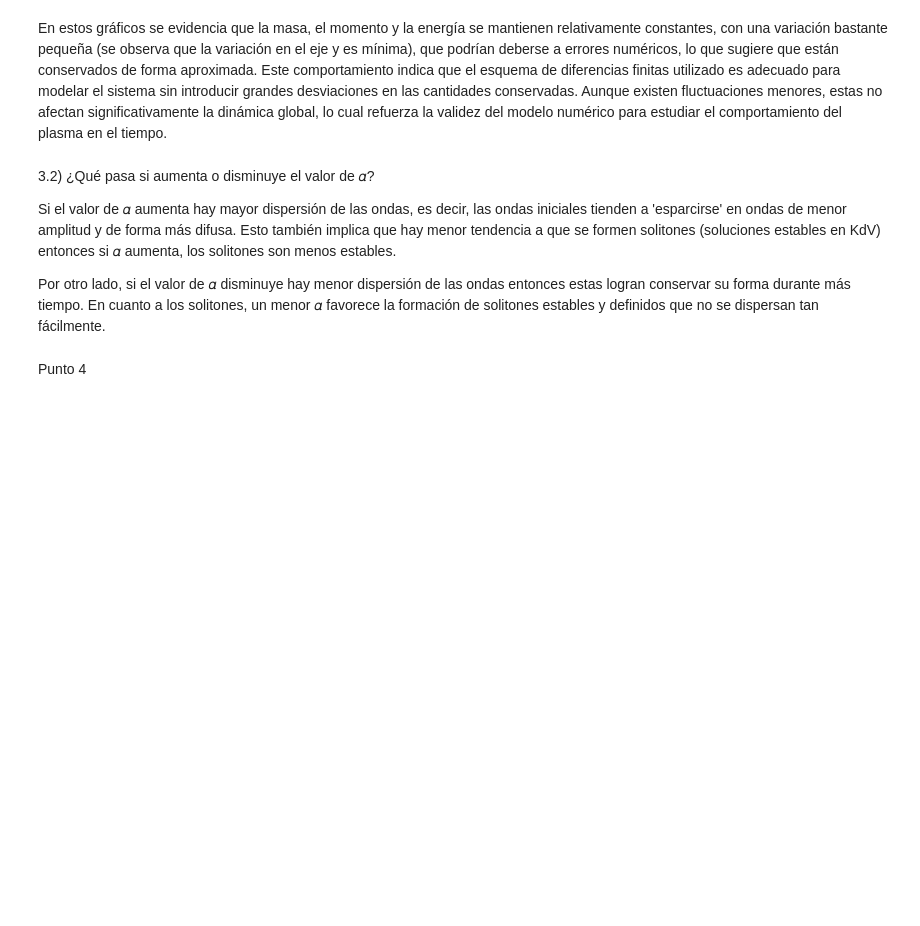
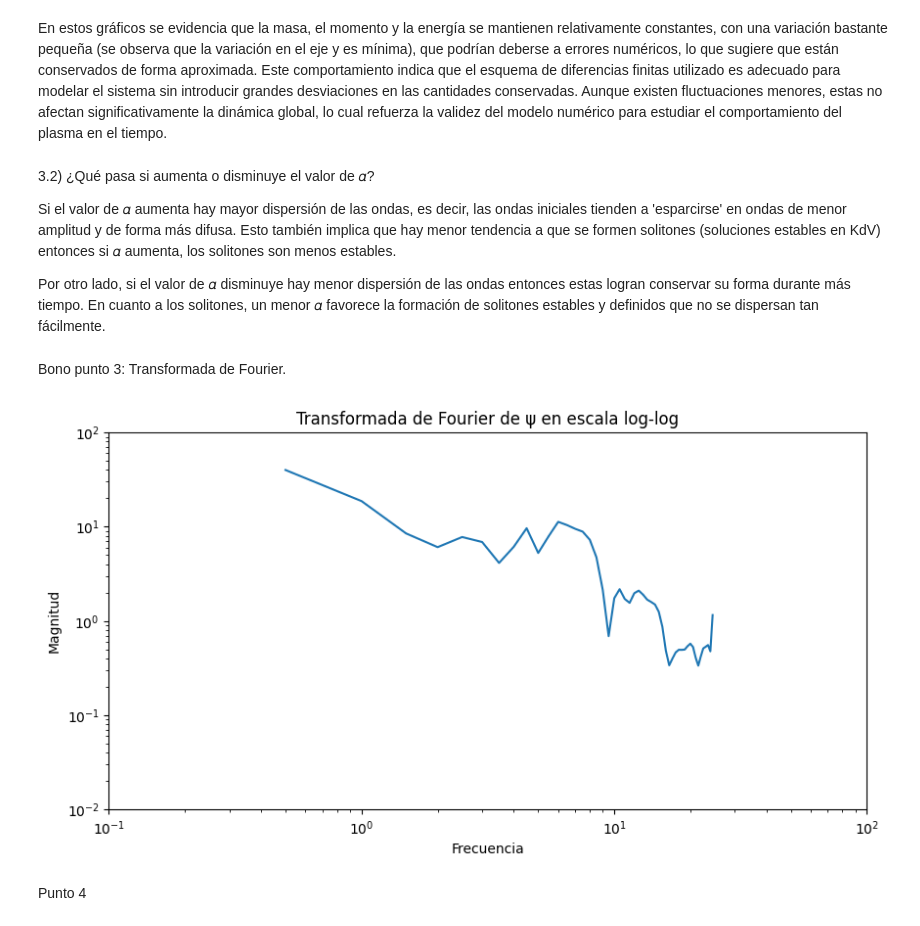
Before and after one commit to CatalinaFlorez/Metodos-Computacionales-2---Borrero-Florez, a Jupyter notebook: Taller_4/Taller 4.ipynb, the cells around one changed output. Drawn from its saved outputs; the diff is of its cells as text; code cells hidden in the pictures; blank space fills up the shorter version.

```diff
--- a/Taller_4/Taller 4.ipynb
+++ b/Taller_4/Taller 4.ipynb
@@ -305,6 +322,44 @@ En estos gráficos se evidencia que la masa, el momento y la energía se mantien
 Si el valor de 𝛼 aumenta hay mayor dispersión de las ondas, es decir, las ondas iniciales tienden a 'esparcirse' en ondas de menor amplitud y de forma más difusa. Esto también implica que hay menor tendencia a que se formen solitones (soluciones estables en KdV) entonces si 𝛼 aumenta, los solitones son menos estables.
 
 Por otro lado, si el valor de 𝛼 disminuye hay menor dispersión de las ondas entonces estas logran conservar su forma durante más tiempo. En cuanto a los solitones, un menor 𝛼 favorece la formación de solitones estables y definidos que no se dispersan tan fácilmente.
+# %% [markdown]
+Bono punto 3: Transformada de Fourier.
+# %%
+
+fig_fft, ax_fft = plt.subplots(figsize=(10, 5))
+line_fft, = ax_fft.plot([], [], label='|Transformada de ψ|')
+ax_fft.set_xscale('log')
+ax_fft.set_yscale('log')
+ax_fft.set_xlim(1e-1, 1e2)
+ax_fft.set_ylim(1e-2, 1e2)
+ax_fft.set_xlabel('Frecuencia')
+ax_fft.set_ylabel('Magnitud')
+ax_fft.set_title('Transformada de Fourier de ψ en escala log-log')
+
+
+def calcular_transformada(psi):
+    fft_psi = fft.fft(psi)
+    fft_freqs = fft.fftfreq(len(psi), dx)
+    return fft_freqs, np.abs(fft_psi)
+
+
+def update_fft(frame):
+
+    fft_freqs, fft_psi = calcular_transformada(psi_j)
+
+
+    line_fft.set_data(fft_freqs[1:N//2], fft_psi[1:N//2])
+    return line_fft,
+
+
+anim_fft = FuncAnimation(fig_fft, update_fft, frames=steps, interval=50, blit=True)
+
+
+anim_fft.save('transformada_fourier_simulacion_kdv.gif', writer='ffmpeg', fps=30)
+
+plt.show()
+# %% [output]
+[figure, added]
 # %% [markdown]
 Punto 4
 # %%
```
Also changed, not shown: parts of 1 cell of this notebook, 1 other file.
